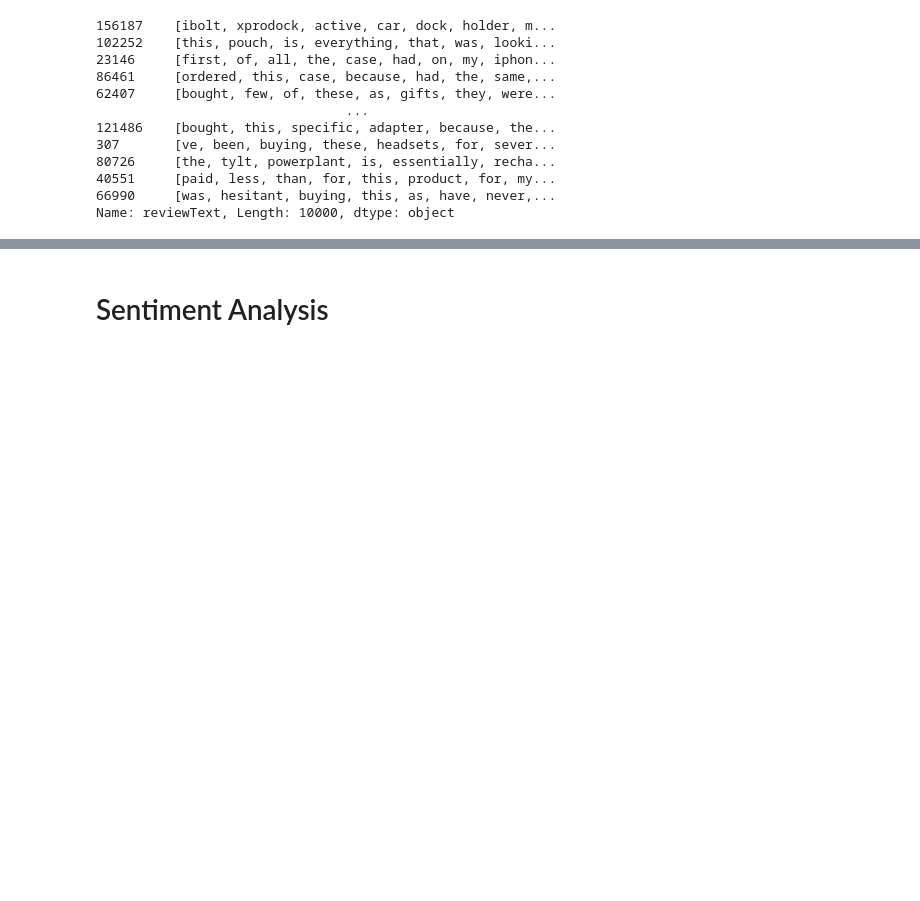
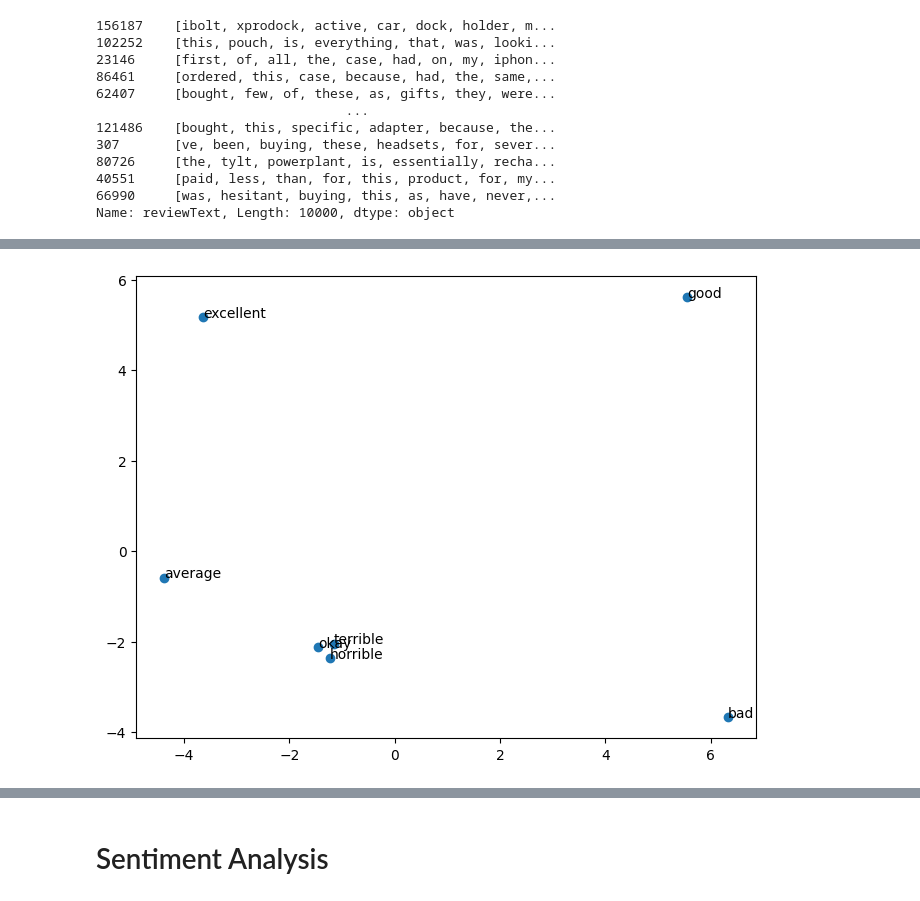
Before and after one commit to olinyoder2534/TensorflowPractice, a Jupyter notebook: ProductReview.ipynb, the cells around one changed output, grey strips where cells are left out. Drawn from its saved outputs; the diff is of its cells as text; code cells hidden in the pictures; blank space fills up the shorter version.

```diff
--- a/ProductReview.ipynb
+++ b/ProductReview.ipynb
@@ -158,0 +154,6 @@ Name: reviewText, Length: 10000, dtype: object
+# %%
+#creating a new dataset with balanced classes
+df1 = undersampled_df.drop(labels = ["reviewerID", "asin", "reviewerName", "helpful", "summary", "unixReviewTime", "reviewTime"], axis = 1)
+# %%
+df1['ReviewText2'] = df1['reviewText'].apply(lambda x: gensim.utils.simple_preprocess(x))
+df1.head()
@@ -158,0 +189,3 @@ Name: reviewText, Length: 10000, dtype: object
+# %%
+X_train, X_test, y_train, y_test = train_test_split(df1['ReviewText2'],
+                                                    df1['overall'], test_size=0.3)
@@ -158,0 +210,5 @@ Name: reviewText, Length: 10000, dtype: object
+# %%
+w2v_model = gensim.models.Word2Vec(X_train,
+                                   #vector_size=100,
+                                   window=5,
+                                   min_count=2)
@@ -158,0 +232,18 @@ Name: reviewText, Length: 10000, dtype: object
+# %%
+#pca plot for words to see how well word2vec model did
+words = ['good', 'bad', 'horrible', 'excellent', 'terrible', 'average', 'okay']
+
+word_vectors = np.array([w2v_model.wv[word] for word in words])
+
+#pca
+pca = PCA(n_components=2)
+pca_vectors = pca.fit_transform(word_vectors)
+
+#2 pcs
+plt.figure(figsize=(8, 6))
+plt.scatter(pca_vectors[:, 0], pca_vectors[:, 1], marker='o')
+for i, word in enumerate(words):
+    plt.annotate(word, xy=(pca_vectors[i, 0], pca_vectors[i, 1]))
+plt.show()
+# %% [output]
+[figure, added]
```
Also changed, not shown: parts of 98 cells of this notebook.
